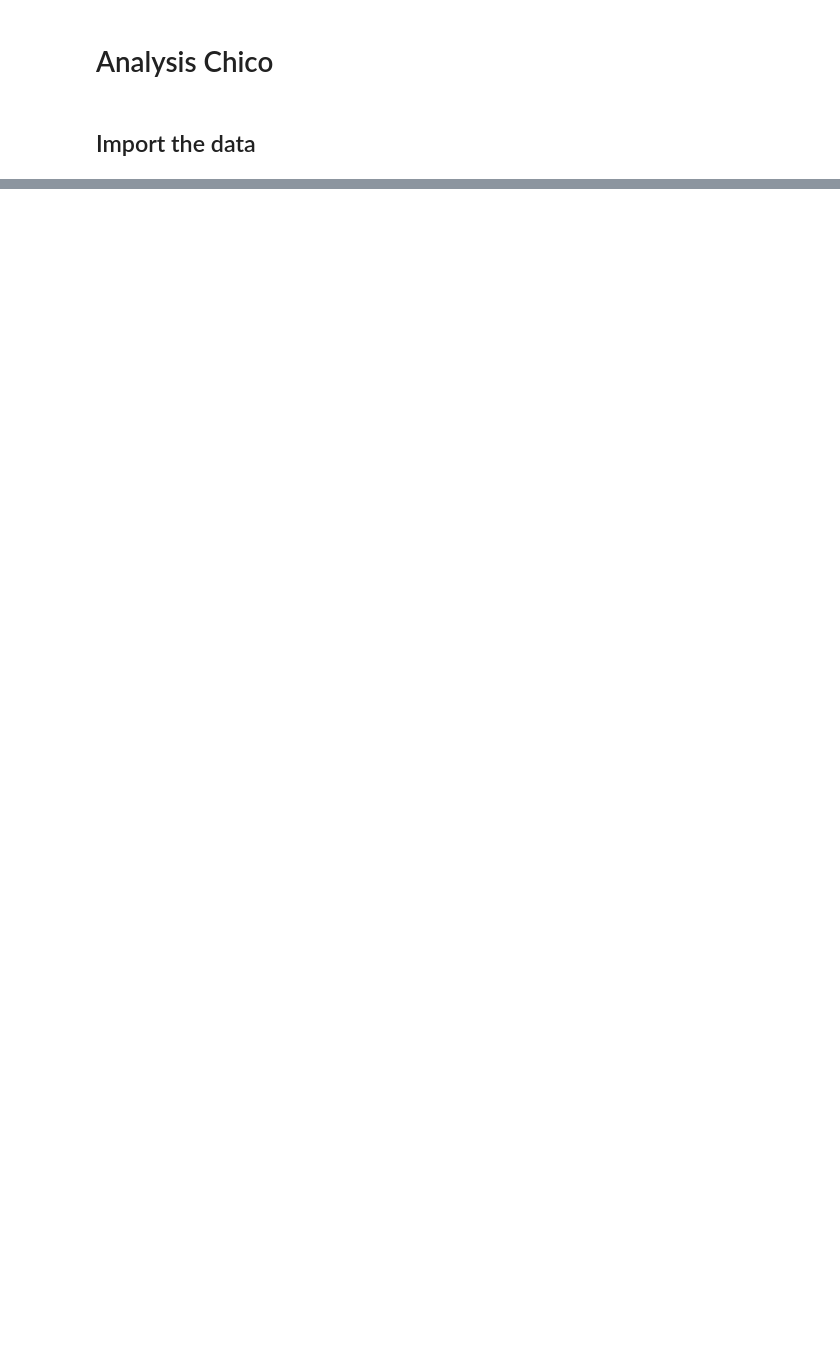
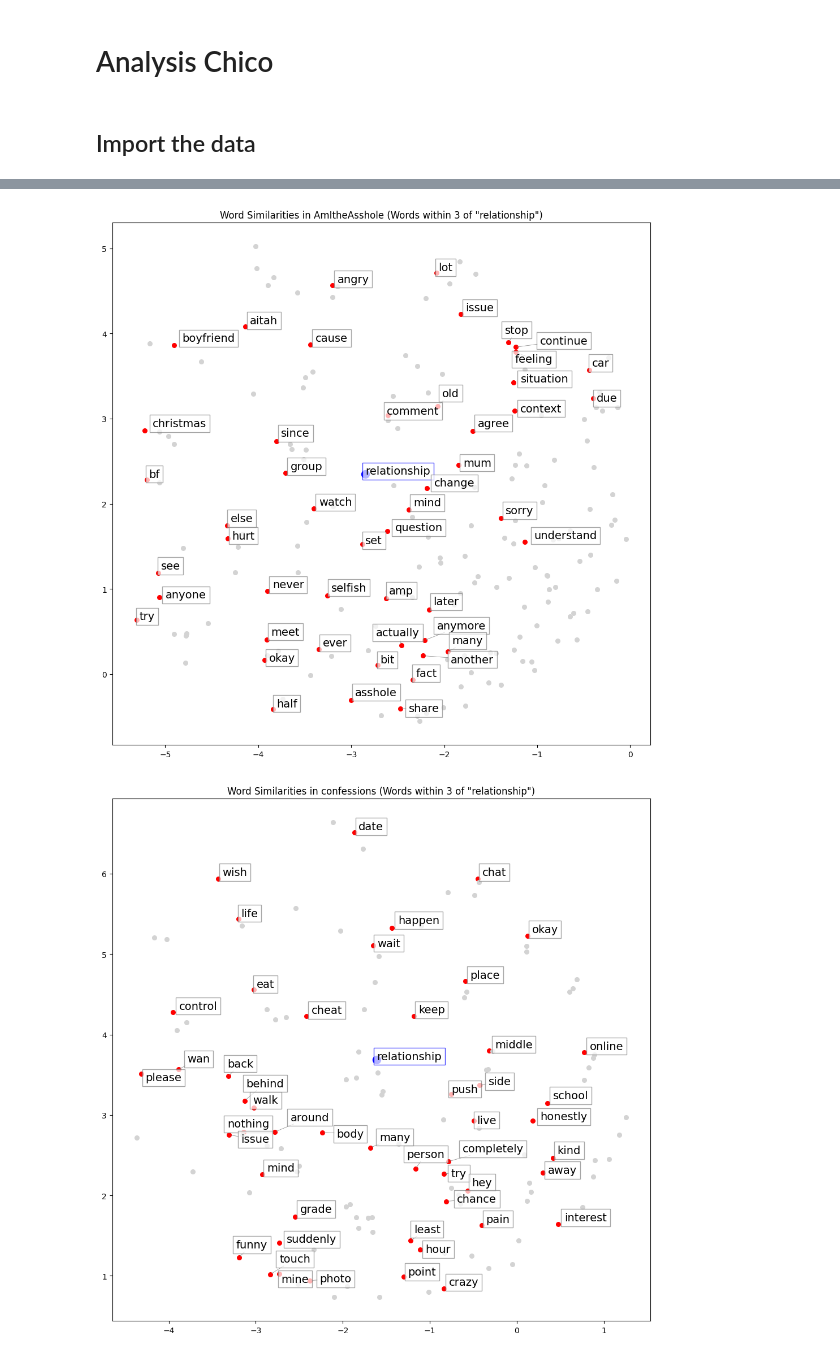
Before and after one commit to FranciscoKerche/subreddit-comparison, a Jupyter notebook: analyse_chico.ipynb, the cells around one changed output, grey strips where cells are left out. Saved outputs shown, nothing was run; the diff lists cells and outputs as text; code cells hidden in the pictures; blank space fills up the shorter version.

```diff
--- a/analyse_chico.ipynb
+++ b/analyse_chico.ipynb
@@ -109,0 +100,12 @@ common_vocab
+# %%
+for sub in subs_of_interest:
+    fig, ax = plot_word_distance(results[sub]['tfidf_results']['tfidf_matrix'],
+                                    results[sub]['tfidf_results']['feature_names'],
+                                    word = "relationship",
+                                    distance = 3,
+                                    n_highlight=50, # Try changing this value
+                                    title=sub)
+    plt.show()
+# %% [output]
+[figure, added]
+[figure, added]
```
Also changed, not shown: parts of 11 cells of this notebook, 2 other files.
